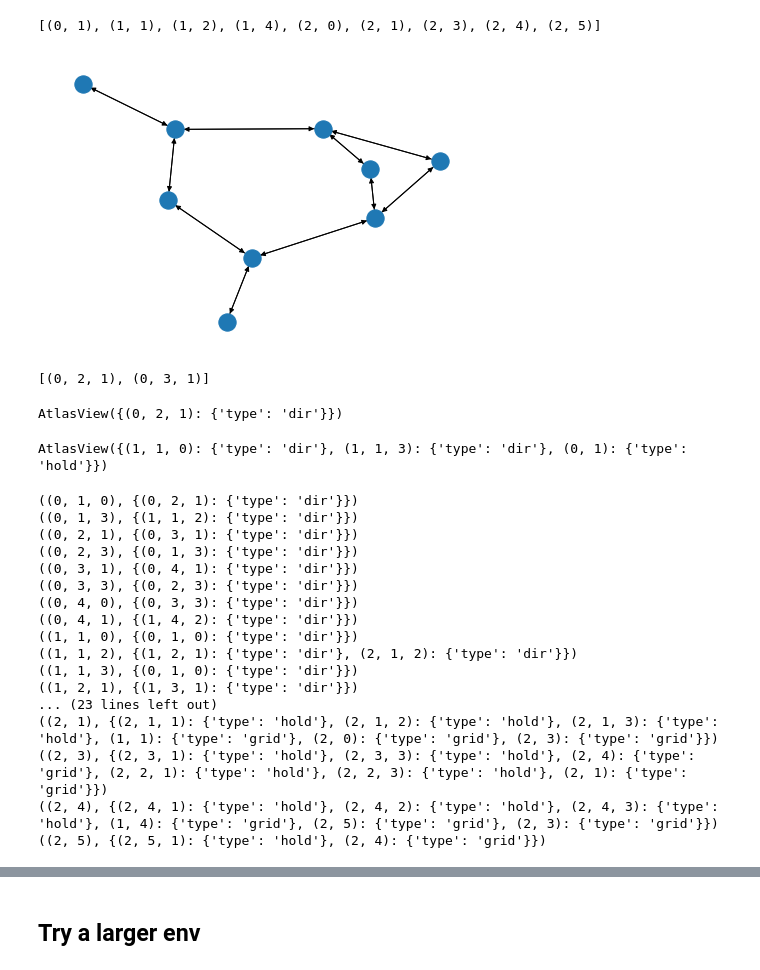
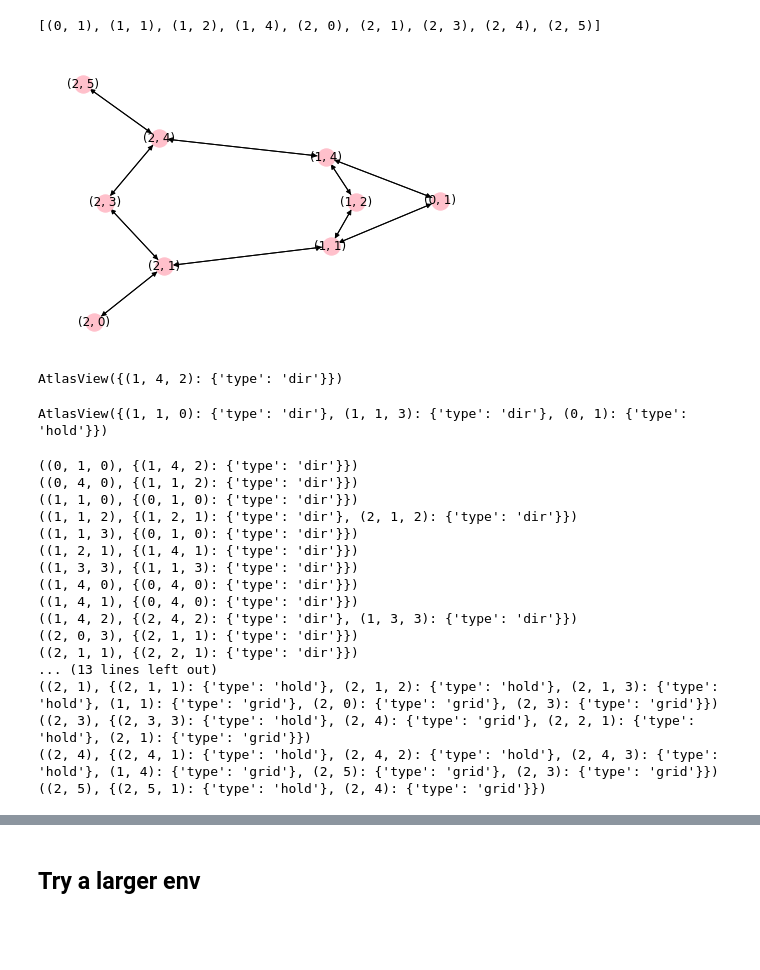
Before and after one commit to nobodyczcz/flatland2020, a Jupyter notebook: notebooks/graph_demo.ipynb, the cells around one changed output, grey strips where cells are left out. Drawn from its saved outputs; the diff is of its cells as text; code cells hidden in the pictures; blank space fills up the shorter version.

```diff
--- a/notebooks/graph_demo.ipynb
+++ b/notebooks/graph_demo.ipynb
@@ -539,3 +473,5 @@ lnPath [(2, 2, 1), (2, 3, 1)]
+# %%
+G5 = gEnv.reduce_simple_paths()
 # %%
 plotGraphEnv(G5, env, aImg, show_edges=["dir", "hold"], show_labels=["rail"])
 # %% [output]
@@ -552,17 +488,13 @@ gEnv.savejson("test5.json", alt_graph=G5)
 [(0, 1), (1, 1), (1, 2), (1, 4), (2, 0), (2, 1), (2, 3), (2, 4), (2, 5)]
 # %%
 G5b = nx.induced_subgraph(G5, [ n for n, d in G5.nodes(data=True) if d["type"]=="grid" ])
-nx.draw(G5b)
+nx.draw(G5b, with_labels=True, node_color="pink")
 # %% [output]
-[figure, old version]
+[figure, new version]
-# %%
-lPath[1:-1]
-# %% [output]
-[(0, 2, 1), (0, 3, 1)]
 # %%
 G5.succ[(0,1,0)]
 # %% [output]
-AtlasView({(0, 2, 1): {'type': 'dir'}})
+AtlasView({(1, 4, 2): {'type': 'dir'}})
 # %%
 G5.pred[(0,1,0)]
 # %% [output]
@@ -571,21 +503,21 @@ AtlasView({(1, 1, 0): {'type': 'dir'}, (1, 1, 3): {'type': 'dir'}, (0, 1): {'typ
 for n in G5.adjacency():
     print (n)
 # %% [output]
-((0, 1, 0), {(0, 2, 1): {'type': 'dir'}})
-((0, 1, 3), {(1, 1, 2): {'type': 'dir'}})
-((0, 2, 1), {(0, 3, 1): {'type': 'dir'}})
-((0, 2, 3), {(0, 1, 3): {'type': 'dir'}})
-((0, 3, 1), {(0, 4, 1): {'type': 'dir'}})
-((0, 3, 3), {(0, 2, 3): {'type': 'dir'}})
-((0, 4, 0), {(0, 3, 3): {'type': 'dir'}})
-((0, 4, 1), {(1, 4, 2): {'type': 'dir'}})
+((0, 1, 0), {(1, 4, 2): {'type': 'dir'}})
+((0, 4, 0), {(1, 1, 2): {'type': 'dir'}})
 ((1, 1, 0), {(0, 1, 0): {'type': 'dir'}})
 ((1, 1, 2), {(1, 2, 1): {'type': 'dir'}, (2, 1, 2): {'type': 'dir'}})
 ((1, 1, 3), {(0, 1, 0): {'type': 'dir'}})
-((1, 2, 1), {(1, 3, 1): {'type': 'dir'}})
-... (23 lines left out)
+((1, 2, 1), {(1, 4, 1): {'type': 'dir'}})
+((1, 3, 3), {(1, 1, 3): {'type': 'dir'}})
+((1, 4, 0), {(0, 4, 0): {'type': 'dir'}})
+((1, 4, 1), {(0, 4, 0): {'type': 'dir'}})
+((1, 4, 2), {(2, 4, 2): {'type': 'dir'}, (1, 3, 3): {'type': 'dir'}})
+((2, 0, 3), {(2, 1, 1): {'type': 'dir'}})
+((2, 1, 1), {(2, 2, 1): {'type': 'dir'}})
+... (13 lines left out)
 ((2, 1), {(2, 1, 1): {'type': 'hold'}, (2, 1, 2): {'type': 'hold'}, (2, 1, 3): {'type': 'hold'}, (1, 1): {'type': 'grid'}, (2, 0): {'type': 'grid'}, (2, 3): {'type': 'grid'}})
-((2, 3), {(2, 3, 1): {'type': 'hold'}, (2, 3, 3): {'type': 'hold'}, (2, 4): {'type': 'grid'}, (2, 2, 1): {'type': 'hold'}, (2, 2, 3): {'type': 'hold'}, (2, 1): {'type': 'grid'}})
+((2, 3), {(2, 3, 3): {'type': 'hold'}, (2, 4): {'type': 'grid'}, (2, 2, 1): {'type': 'hold'}, (2, 1): {'type': 'grid'}})
 ((2, 4), {(2, 4, 1): {'type': 'hold'}, (2, 4, 2): {'type': 'hold'}, (2, 4, 3): {'type': 'hold'}, (1, 4): {'type': 'grid'}, (2, 5): {'type': 'grid'}, (2, 3): {'type': 'grid'}})
 ((2, 5), {(2, 5, 1): {'type': 'hold'}, (2, 4): {'type': 'grid'}})
 # %%
```
Also changed, not shown: parts of 48 cells of this notebook, 1 other file.
